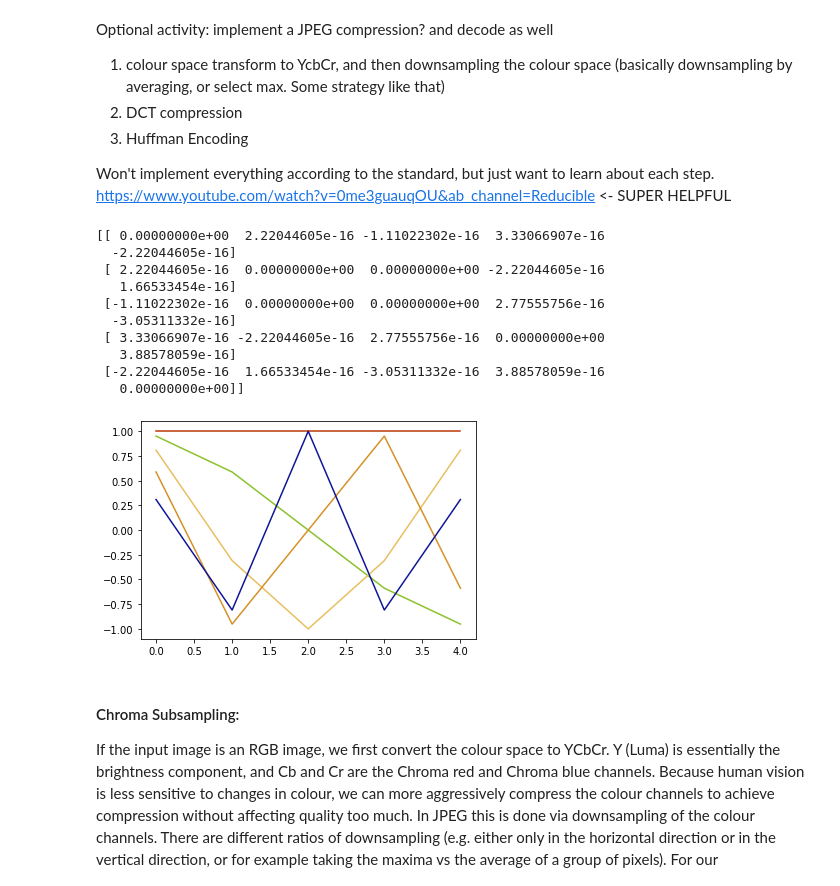
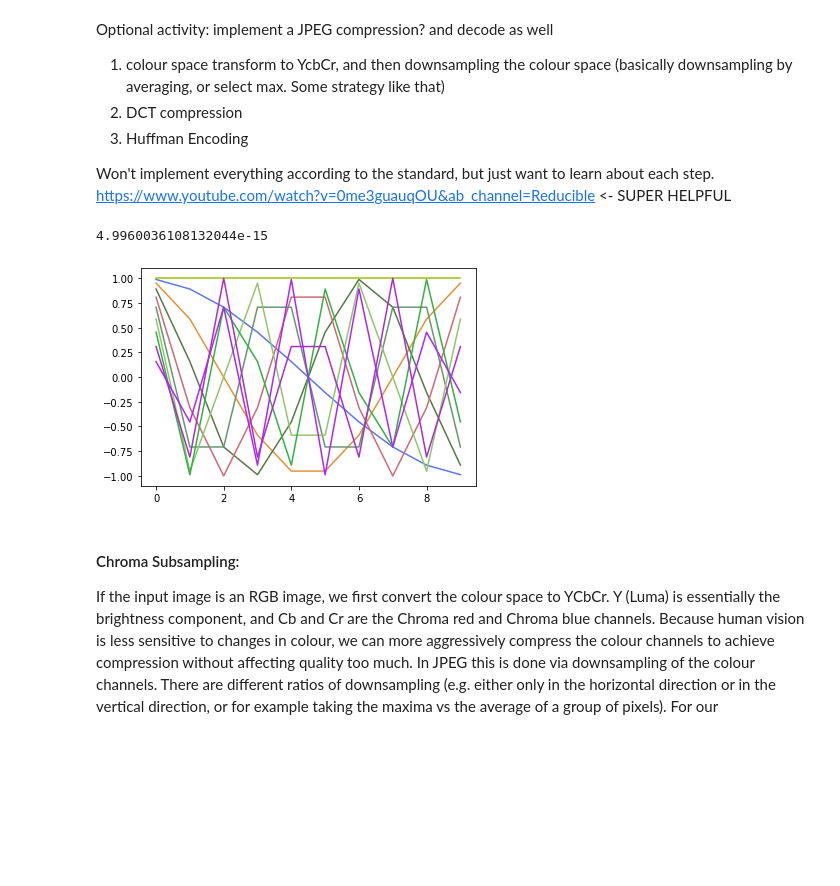
Before and after one commit to kkl116/Python_Runestone_DSA, a Jupyter notebook: Chapter_9/Optional_Activities.ipynb, the cells around one changed output. Cells and saved outputs as stored; diff of their text form; code cells hidden in the pictures; blank space fills up the shorter version.

```diff
--- a/Chapter_9/Chapter_9_optional.ipynb
+++ b/Chapter_9/Optional_Activities.ipynb
@@ -92,34 +92,25 @@ Won't implement everything according to the standard, but just want to learn abo
 https://www.youtube.com/watch?v=0me3guauqOU&ab_channel=Reducible <- SUPER HELPFUL
 # %%
 #This cell we're just examining the cos term in the equation to calculate DCT-II coefficients
-N = 5
+N = 10
 #this is essentially sampling N points from N cos waves ranging from cos(0) -> cos((N-1)x)
 cos_waves = [[math.cos((pt + 0.5) * math.pi * k / N) for pt in range(N)] for k in range(N)]
 
 for cos, col in zip(cos_waves, generate_n_colours(N)):
     plt.plot(cos, col)
 
 #the waves are supposed to be orthogonal to each other, so we can check that as well
 ortho = np.zeros((N, N))
 for a in range(N):
     for b in range(N):
         if a != b:
             ortho[a,b] = np.dot(cos_waves[a], cos_waves[b])
 
-print(ortho)
+print(np.max(ortho))
 #values are realllyyy close to zero, so given rounding errors we can see that that is true
 # %% [output]
-[[ 0.00000000e+00  2.22044605e-16 -1.11022302e-16  3.33066907e-16
-  -2.22044605e-16]
- [ 2.22044605e-16  0.00000000e+00  0.00000000e+00 -2.22044605e-16
-   1.66533454e-16]
- [-1.11022302e-16  0.00000000e+00  0.00000000e+00  2.77555756e-16
-  -3.05311332e-16]
- [ 3.33066907e-16 -2.22044605e-16  2.77555756e-16  0.00000000e+00
-   3.88578059e-16]
- [-2.22044605e-16  1.66533454e-16 -3.05311332e-16  3.88578059e-16
-   0.00000000e+00]]
+4.9960036108132044e-15
-[figure, old version]
+[figure, new version]
 # %% [markdown]
 #### Chroma Subsampling:
 
```
Also changed, not shown: parts of 1 cell of this notebook, 1 other file.
